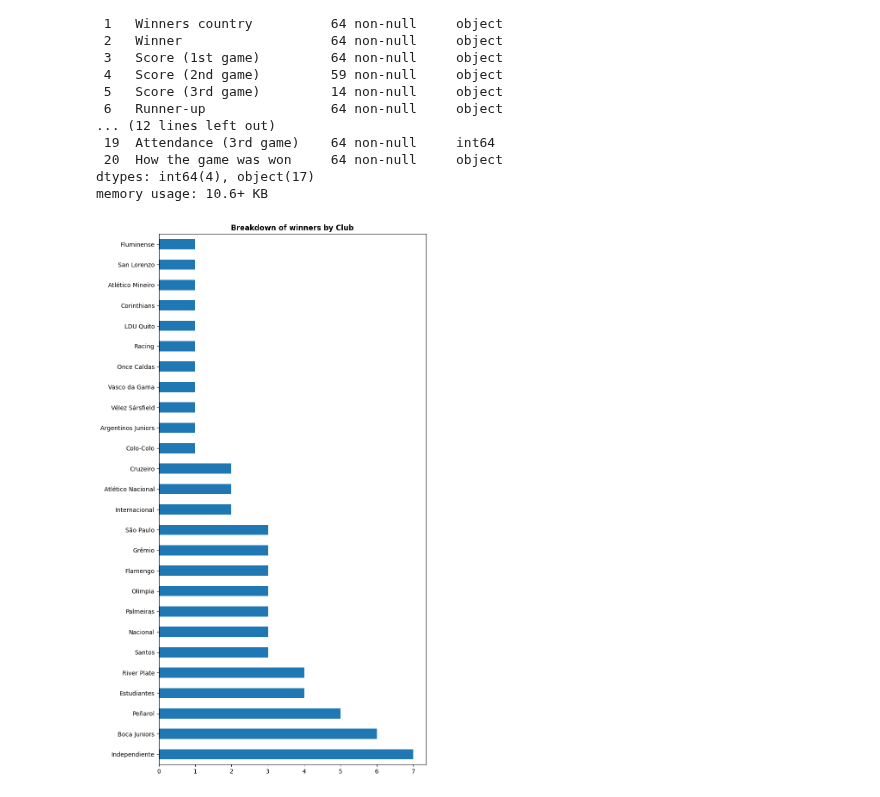
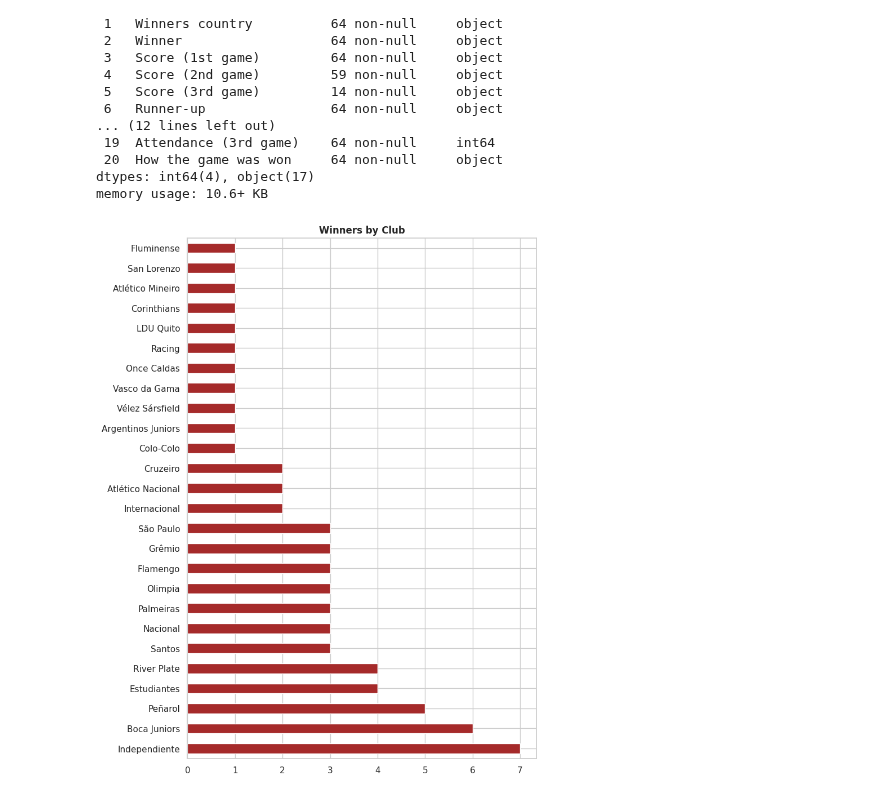
Before and after one commit to guilhermelaviola/SoccerCompetitionsStudy, a Jupyter notebook: CopaSudamericStudy.ipynb, the cells around one changed output. Saved outputs shown, nothing was run; the diff lists cells and outputs as text; code cells hidden in the pictures.

```diff
--- a/CopaSudamericStudy.ipynb
+++ b/CopaSudamericStudy.ipynb
@@ -6,15 +6,15 @@ import numpy as np
 import pandas as pd
 import seaborn as sns
 import matplotlib.pyplot as plt
-from matplotlib.animation import FuncAnimation, FFMpegWriter
-import seaborn as sns
+sns.set(style = 'whitegrid')
+plt.style.use('seaborn-pastel')
 # %%
 # Importing the dataset:
 conmebol_competitions = pd.ExcelFile('CONMEBOL Competitions finals.xlsx')
-lib = pd.read_excel(conmebol_competitions, 'Copa Libertadores finals')
+sud = pd.read_excel(conmebol_competitions, 'Copa Libertadores finals')
 
 # Displaying the last 5 champions:
-lib.tail()
+sud.tail()
 # %% [output]
 |  | Season | Winners country | Winner | Score (1st game) | Score (2nd game) | Score (3rd game) | Runner-up | ... |
 | 59 | 2019 | Brazil | Flamengo | 2–1 | NaN | NaN | River Plate | ... |
@@ -51,12 +51,11 @@ dtypes: int64(4), object(17)
 memory usage: 10.6+ KB
 # %%
 # Displaying number of titles by club:
-lib.groupby('Season').first()['Winner'].value_counts().plot(kind = 'barh',
-                                                                     figsize = (8, 16))
+sud.groupby('Season').first()['Winner'].value_counts().plot(kind = 'barh', color = 'brown', figsize = (8, 12))
 plt.ylabel(None)
-plt.title('Breakdown of winners by Club', fontweight = 'bold')
+plt.title('Winners by Club', fontweight = 'bold')
 plt.show()
 # %% [output]
-[figure, old version]
+[figure, new version]
 # %%
 # Displaying number of runners-up by club:
```
Also changed, not shown: parts of 8 cells of this notebook.
